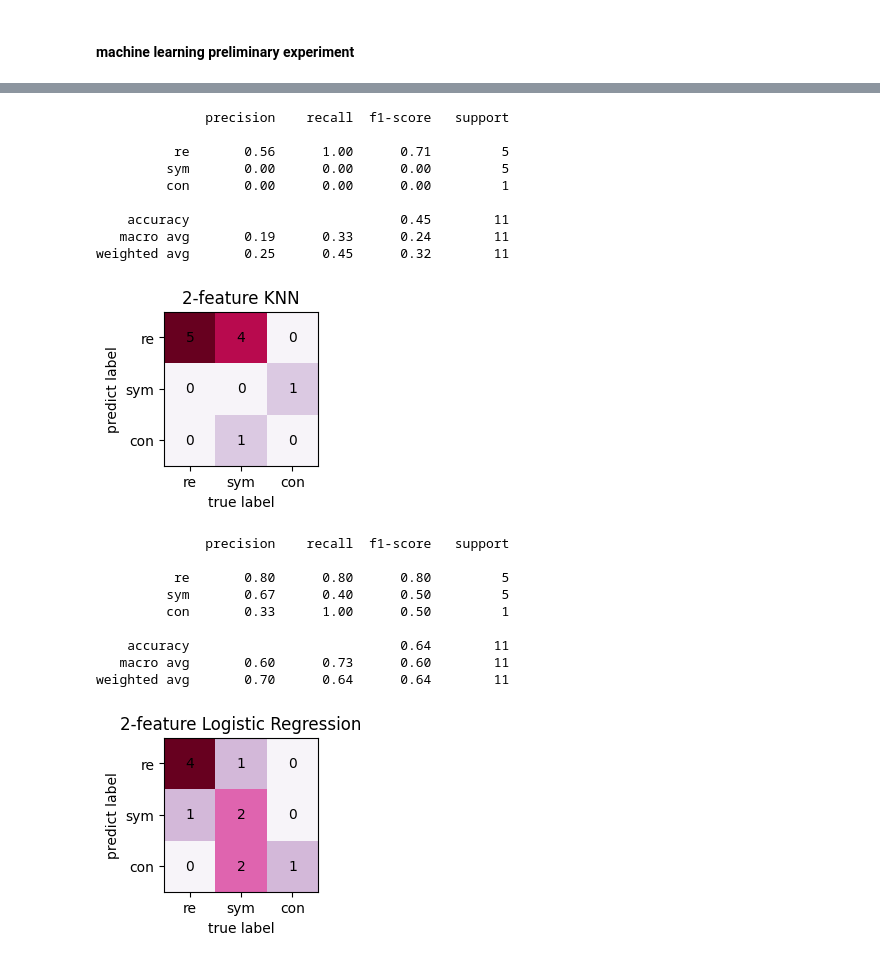
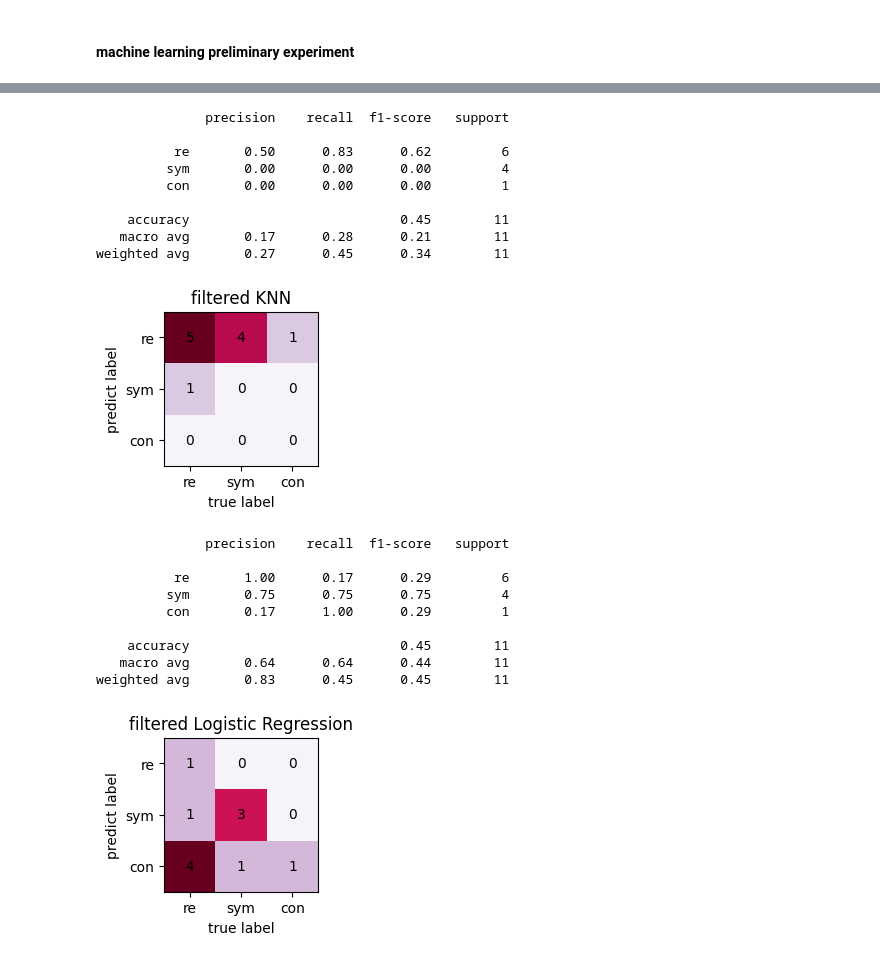
Before and after one commit to Liuzhe30/CHRP, a Jupyter notebook: experiment/04-machine-learning-3class-2feature.ipynb, the cells around one changed output, grey strips where cells are left out. Saved outputs shown, nothing was run; the diff lists cells and outputs as text; code cells hidden in the pictures.

```diff
--- a/experiment/04-machine-learning-3class-2feature.ipynb
+++ b/experiment/04-machine-learning-3class-2feature.ipynb
@@ -14,7 +14,7 @@ import warnings
 warnings.filterwarnings('ignore')
 # %%
 shuffled = pd.read_pickle('../dataset/merged_data_shuffled_3class.pkl')
-shuffled = shuffled[['AC026691.1','IGHA2','IRX3','AL354855.1','SLC25A41','end']]
+shuffled = shuffled[['AC026691.1','TMEM89','IRX3','MIR601','AL355303.1','end']]
 # AL354855.1
 
 train = shuffled[0:int(0.9*shuffled.shape[0])]
@@ -322,7 +322,7 @@ plt.xticks(indices, classes)
 plt.yticks(indices, classes)
 plt.xlabel("true label")
 plt.ylabel("predict label")
-plt.title('2-feature '  + model_name)
+plt.title('filtered '  + model_name)
 
 for first_index in range(len(confusion)):
     for second_index in range(len(confusion[first_index])):
@@ -333,14 +333,14 @@ plt.show()
 # %% [output]
               precision    recall  f1-score   support
 
-          re       0.56      1.00      0.71         5
-         sym       0.00      0.00      0.00         5
+          re       0.50      0.83      0.62         6
+         sym       0.00      0.00      0.00         4
          con       0.00      0.00      0.00         1
 
     accuracy                           0.45        11
-   macro avg       0.19      0.33      0.24        11
-weighted avg       0.25      0.45      0.32        11
+   macro avg       0.17      0.28      0.21        11
+weighted avg       0.27      0.45      0.34        11
-[figure, old version]
+[figure, new version]
 # %%
 from sklearn.linear_model import LogisticRegression
 
@@ -348,38 +348,38 @@ model_name = 'Logistic Regression'
 
 clf = LogisticRegression()
 clf.fit(train_x, train_y, sample_weight=class_weight.compute_sample_weight("balanced", train_y))
 result = clf.predict_proba(test_x)
 #print(result)
 y_pred = np.argmax(result,axis=1)
 
 t = classification_report(test_y, y_pred, target_names=['re', 'sym', 'con'])
 print(t)
 confusion = confusion_matrix(test_y, y_pred)
 ax = plt.figure(figsize=(2, 2))
 #ax = sns.heatmap(confusion, fmt='.2f', cmap='Blues', annot=True)
 ax = plt.imshow(confusion.T, cmap='PuRd')
 indices = range(len(confusion))
 classes = ['re', 'sym', 'con']
 plt.xticks(indices, classes)
 plt.yticks(indices, classes)
 plt.xlabel("true label")
 plt.ylabel("predict label")
-plt.title('2-feature '  + model_name)
+plt.title('filtered '  + model_name)
 
 for first_index in range(len(confusion)):
     for second_index in range(len(confusion[first_index])):
         plt.text(first_index, second_index, confusion[first_index][second_index],ha='center',va='center')
         #plt.text(first_index, second_index, np.round(float(confusion[first_index][second_index])/np.sum(confusion[first_index]),2),ha='center')
 plt.savefig('../images/class3-feature2/CM_' + model_name,dpi=300, bbox_inches = 'tight')
 plt.show()
 # %% [output]
               precision    recall  f1-score   support
 
-          re       0.80      0.80      0.80         5
-         sym       0.67      0.40      0.50         5
-         con       0.33      1.00      0.50         1
+          re       1.00      0.17      0.29         6
+         sym       0.75      0.75      0.75         4
+         con       0.17      1.00      0.29         1
 
-    accuracy                           0.64        11
-   macro avg       0.60      0.73      0.60        11
-weighted avg       0.70      0.64      0.64        11
+    accuracy                           0.45        11
+   macro avg       0.64      0.64      0.44        11
+weighted avg       0.83      0.45      0.45        11
-[figure, old version]
+[figure, new version]
```
Also changed, not shown: parts of 7 cells of this notebook, 3 other files.
